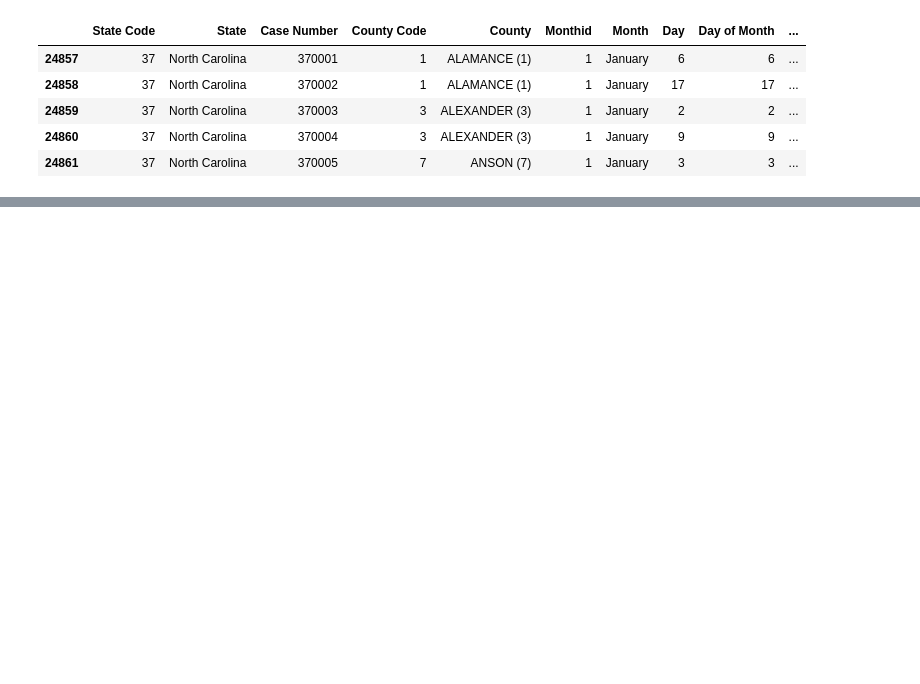
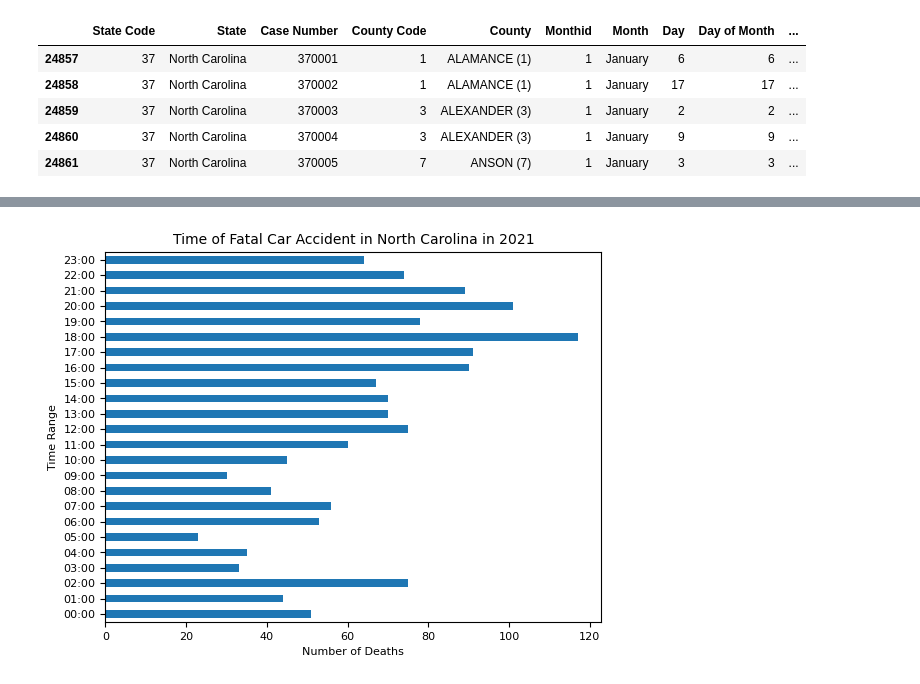
Before and after one commit to AVo7912/fatal_accidents_nc, a Jupyter notebook: NorthCarolina_Accidents.ipynb, the cells around one changed output, grey strips where cells are left out. Saved outputs shown, nothing was run; the diff lists cells and outputs as text; code cells hidden in the pictures; blank space fills up the shorter version.

Commit message:
update to add bar graph

```diff
--- a/NorthCarolina_Accidents.ipynb
+++ b/NorthCarolina_Accidents.ipynb
@@ -41,0 +114,5 @@ ncstate_df.to_csv("NorthCarolina_Accidents.csv",
+# %%
+# split the 'Hour Range' column into first hour and last hour
+time_df[['First','Last']] = time_df['Hour Range'].apply(
+   lambda x: pd.Series(str(x).split("-")))
+time_df
@@ -41,0 +133,27 @@ ncstate_df.to_csv("NorthCarolina_Accidents.csv",
+# %%
+# format the time for the first hour to military time
+time_df.loc[time_df["First"] == "0:00am", "First"] = "00:00"
+time_df.loc[time_df["First"] == "1:00am", "First"] = "01:00"
+time_df.loc[time_df["First"] == "2:00am", "First"] = "02:00"
+time_df.loc[time_df["First"] == "3:00am", "First"] = "03:00"
+time_df.loc[time_df["First"] == "4:00am", "First"] = "04:00"
+time_df.loc[time_df["First"] == "5:00am", "First"] = "05:00"
+time_df.loc[time_df["First"] == "6:00am", "First"] = "06:00"
+time_df.loc[time_df["First"] == "7:00am", "First"] = "07:00"
+time_df.loc[time_df["First"] == "8:00am", "First"] = "08:00"
+time_df.loc[time_df["First"] == "9:00am", "First"] = "09:00"
+time_df.loc[time_df["First"] == "10:00am", "First"] = "10:00"
+time_df.loc[time_df["First"] == "11:00am", "First"] = "11:00"
+time_df.loc[time_df["First"] == "12:00pm", "First"] = "12:00"
+time_df.loc[time_df["First"] == "1:00pm", "First"] = "13:00"
+time_df.loc[time_df["First"] == "2:00pm", "First"] = "14:00"
+time_df.loc[time_df["First"] == "3:00pm", "First"] = "15:00"
+time_df.loc[time_df["First"] == "4:00pm", "First"] = "16:00"
+time_df.loc[time_df["First"] == "5:00pm", "First"] = "17:00"
+time_df.loc[time_df["First"] == "6:00pm", "First"] = "18:00"
+time_df.loc[time_df["First"] == "7:00pm", "First"] = "19:00"
+time_df.loc[time_df["First"] == "8:00pm", "First"] = "20:00"
+time_df.loc[time_df["First"] == "9:00pm", "First"] = "21:00"
+time_df.loc[time_df["First"] == "10:00pm", "First"] = "22:00"
+time_df.loc[time_df["First"] == "11:00pm", "First"] = "23:00"
+time_df
@@ -41,0 +174,4 @@ ncstate_df.to_csv("NorthCarolina_Accidents.csv",
+# %%
+# create new df with military time, sort, and reset the index
+hour_df = time_df.groupby(['First'])['Number of Deaths'].count()
+hour_df
@@ -41,0 +196,9 @@ ncstate_df.to_csv("NorthCarolina_Accidents.csv",
+# %%
+# create horizontal bar chart
+hour_df.plot.barh(fontsize = 8)
+plt.title("Time of Fatal Car Accidents in North Carolina in 2021", fontsize = 10)
+plt.xlabel("Number of Deaths", fontsize = 8)
+plt.ylabel("Time Range", fontsize = 8)
+plt.show()
+# %% [output]
+[figure, added]
```
Also changed, not shown: parts of 8 cells of this notebook.
